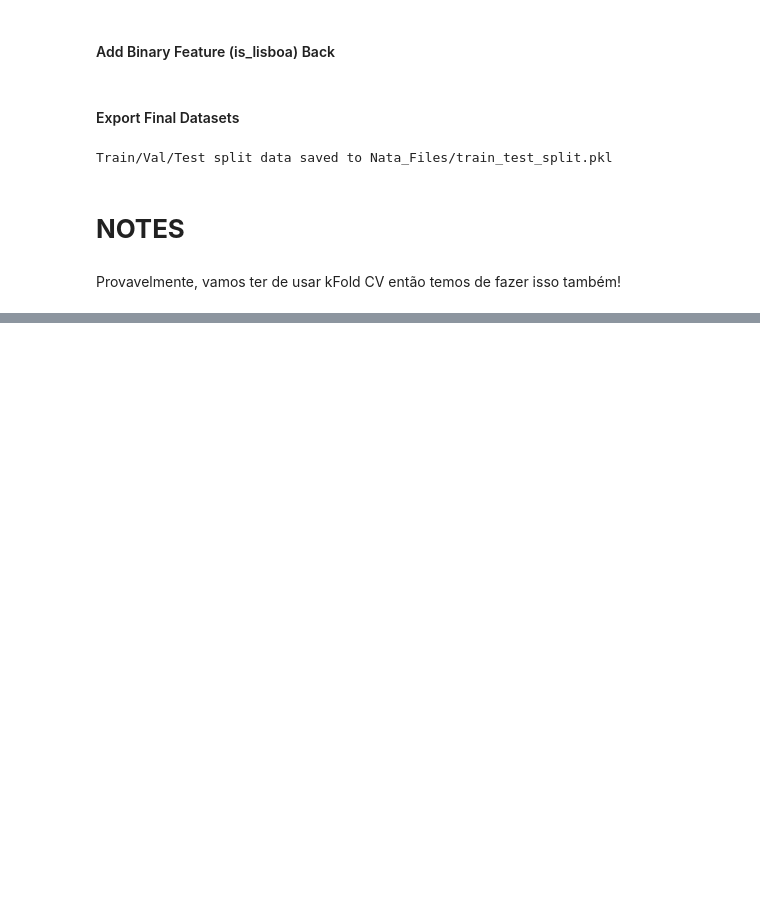
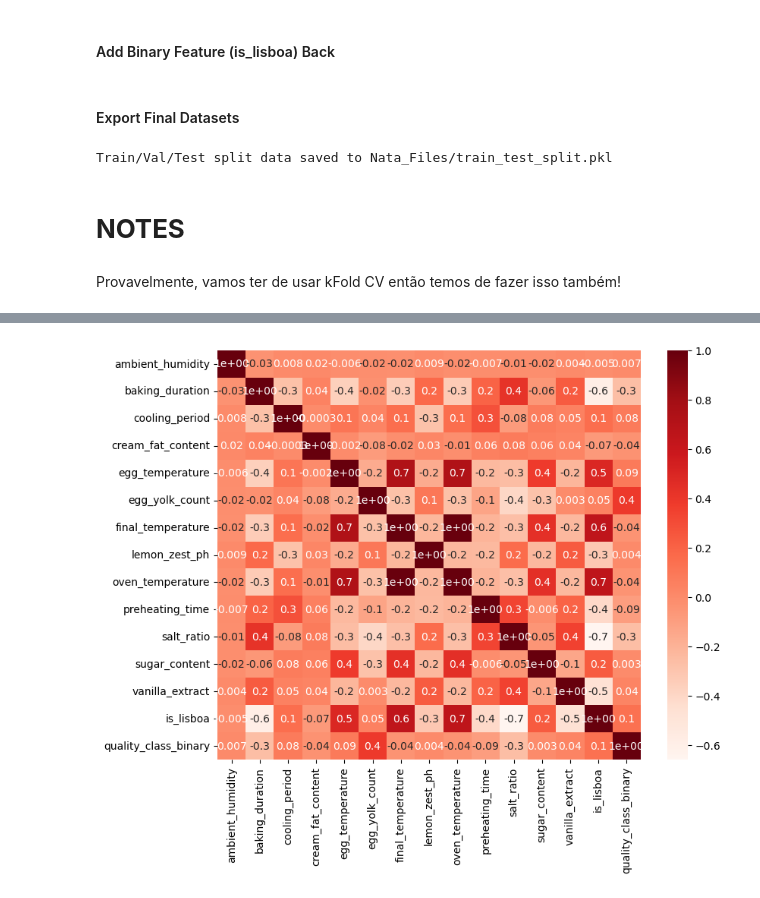
Before and after one commit to afonsolince06/Machine_Learning_Project, a Jupyter notebook: notebook3.ipynb, the cells around one changed output, grey strips where cells are left out. Cells and saved outputs as stored; diff of their text form; code cells hidden in the pictures; blank space fills up the shorter version.

```diff
--- a/notebook3.ipynb
+++ b/notebook3.ipynb
@@ -210,0 +241,3 @@ Provavelmente, vamos ter de usar kFold CV então temos de fazer isso também!
+# %%
+all_train_n = X_train.join(y_train)
+all_train_n.head()
@@ -210,0 +252,11 @@ Provavelmente, vamos ter de usar kFold CV então temos de fazer isso também!
+# %%
+def cor_heatmap(cor):
+    plt.figure(figsize=(9,7))
+    sns.heatmap(data = cor, annot = True, cmap = plt.cm.Reds, fmt='.1')
+    plt.show()
+# %%
+cor_spearman = all_train_n.corr(method='spearman')
+# %%
+cor_heatmap(cor_spearman)
+# %% [output]
+[figure, added]
```
Also changed, not shown: parts of 8 cells of this notebook.
